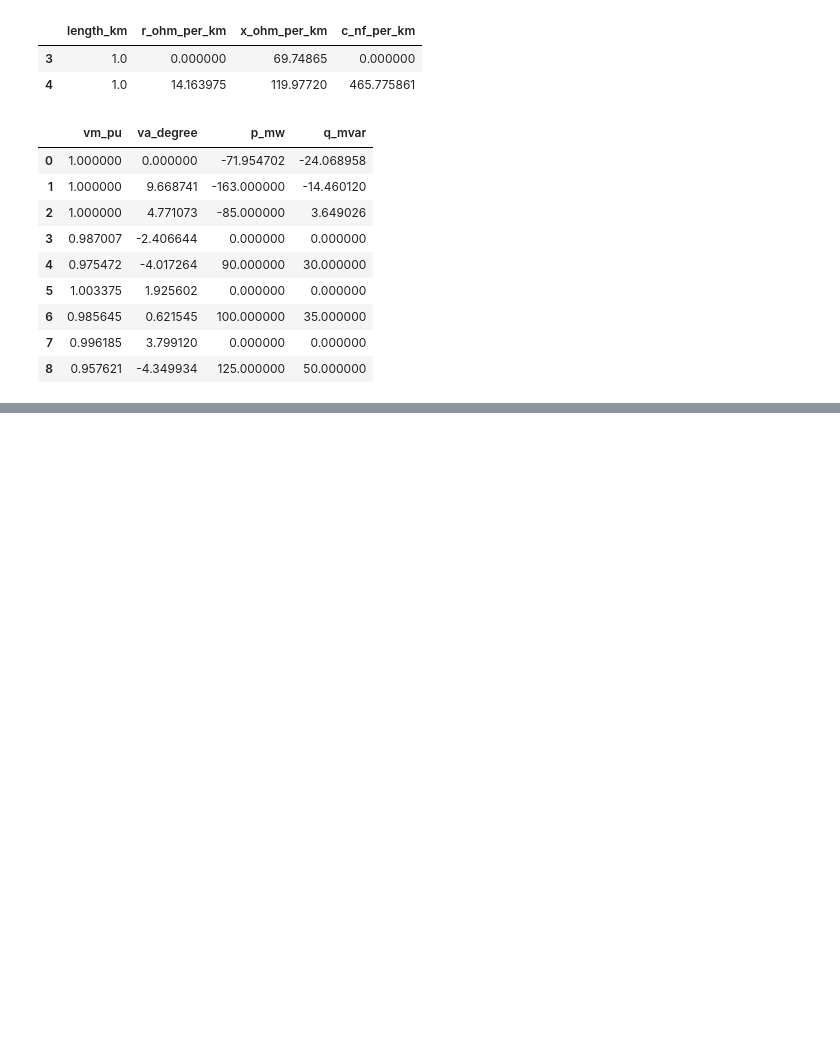
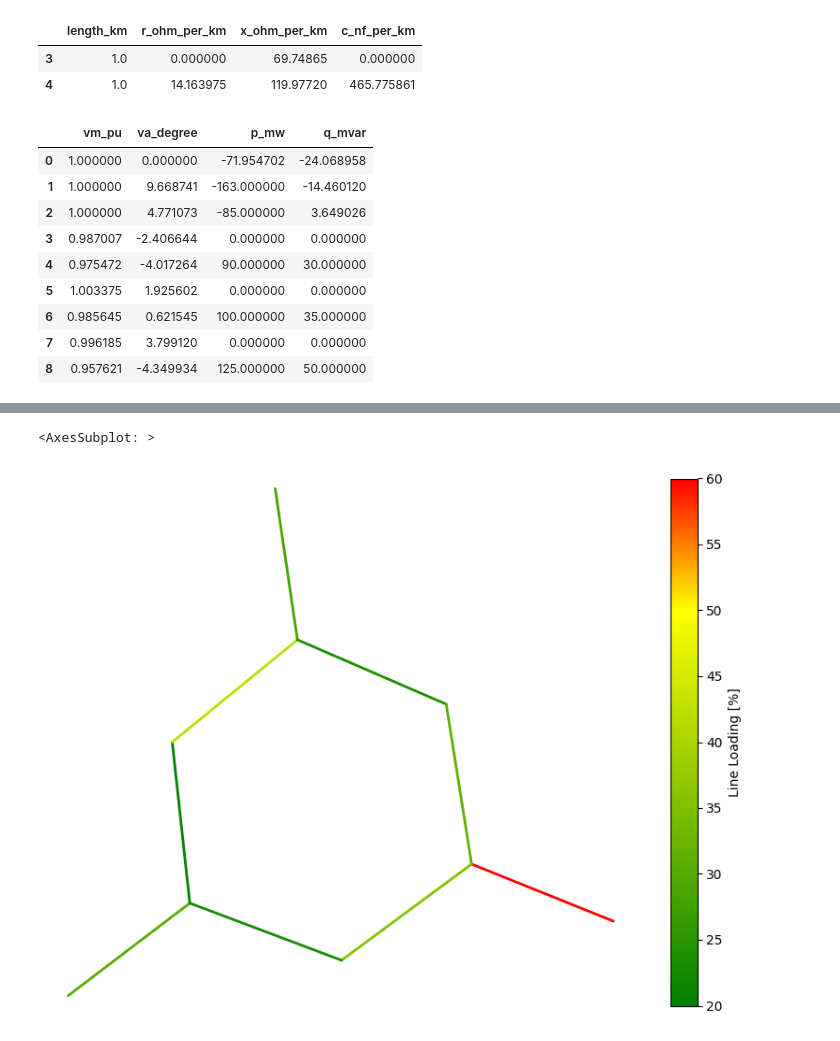
Before and after one commit to rbuddhila95/PSPlab22_1120079_Ravindu, a Jupyter notebook: Lab 4/lab_session_4.ipynb, the cells around one changed output, grey strips where cells are left out. Drawn from its saved outputs; the diff is of its cells as text; code cells hidden in the pictures; blank space fills up the shorter version.

```diff
--- a/Lab 4/lab_session_4.ipynb
+++ b/Lab 4/lab_session_4.ipynb
@@ -59,0 +70,7 @@ net.res_bus
+# %%
+cmap_list=[(20, "green"), (50, "yellow"), (60, "red")]
+cmap, norm = plot.cmap_continuous(cmap_list)
+plot.draw_collections([lc], figsize=(8,6))
+# %% [output]
+<AxesSubplot: >
+[figure, added]
```
Also changed, not shown: parts of 28 cells of this notebook, 2 other files.
